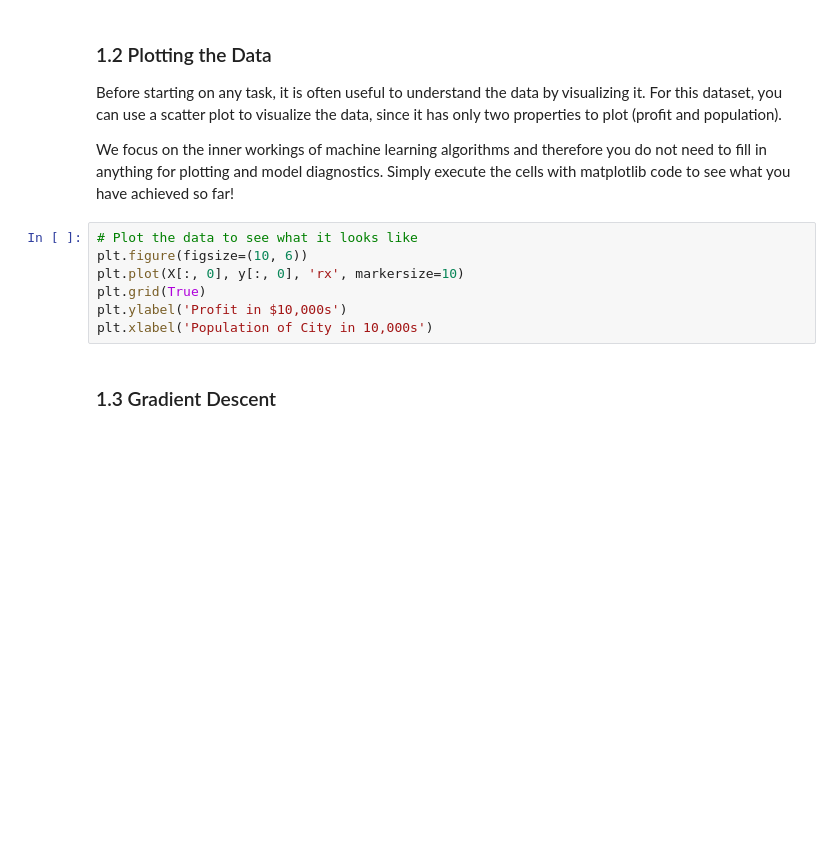
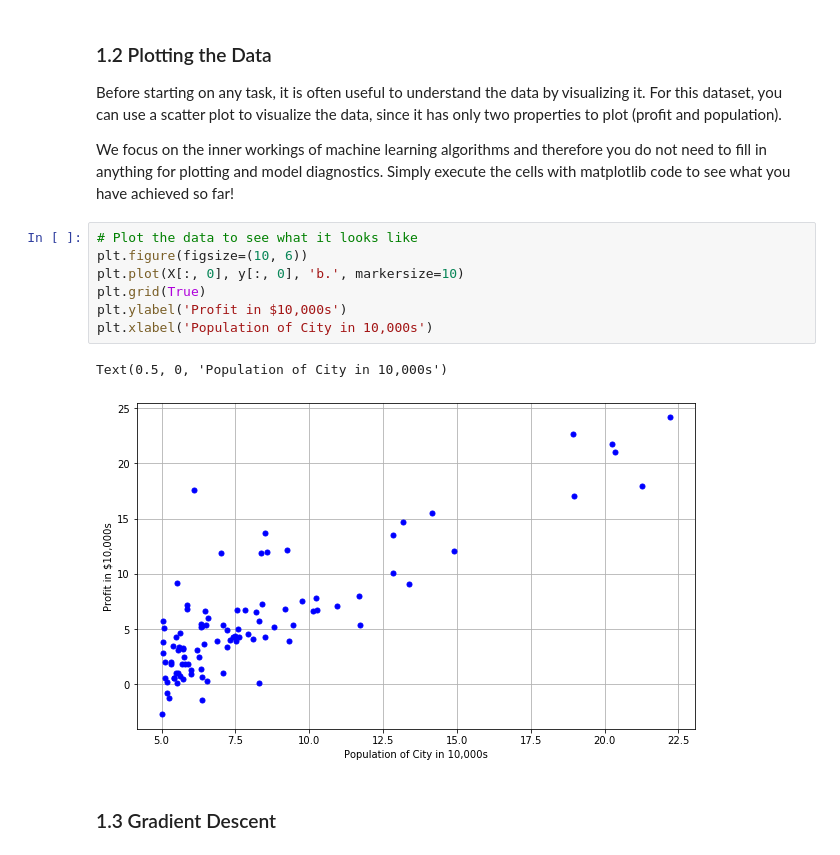
Before and after one commit to bayesianbrad/Machine-Learning-and-Python-for-Beginners, a Jupyter notebook: week2/LinearRegression.ipynb, the cells around one changed output. Saved outputs shown, nothing was run; the diff lists cells and outputs as text; blank space fills up the shorter version.

```diff
--- a/week2/LinearRegression.ipynb
+++ b/week2/LinearRegression.ipynb
@@ -113,10 +131,13 @@ We focus on the inner workings of machine learning algorithms and therefore you
 # %%
 # Plot the data to see what it looks like
 plt.figure(figsize=(10, 6))
-plt.plot(X[:, 0], y[:, 0], 'rx', markersize=10)
+plt.plot(X[:, 0], y[:, 0], 'b.', markersize=10)
 plt.grid(True)
 plt.ylabel('Profit in $10,000s')
 plt.xlabel('Population of City in 10,000s')
+# %% [output]
+Text(0.5, 0, 'Population of City in 10,000s')
+[figure, added]
 # %% [markdown]
 ### 1.3 Gradient Descent
 # %% [markdown]
```
Also changed, not shown: parts of 4 cells of this notebook, 9 other files.
